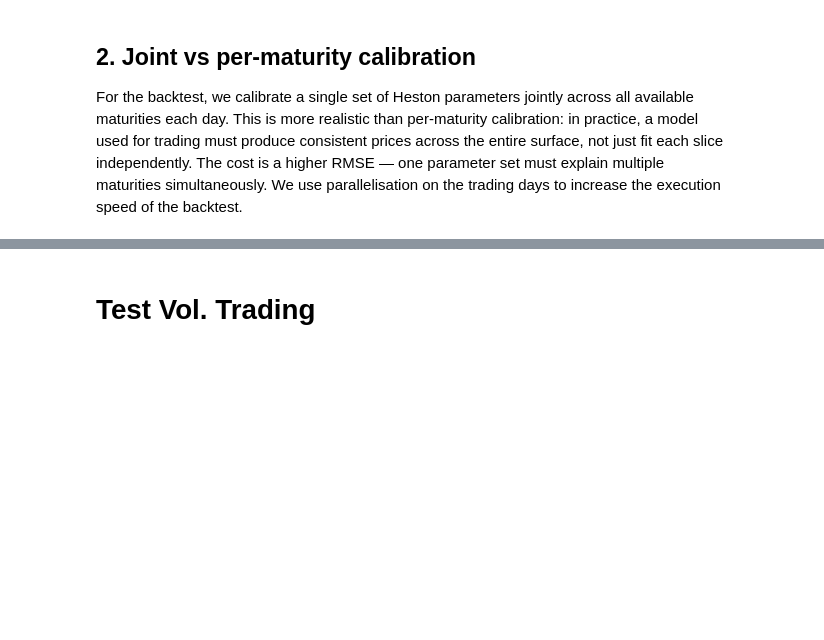
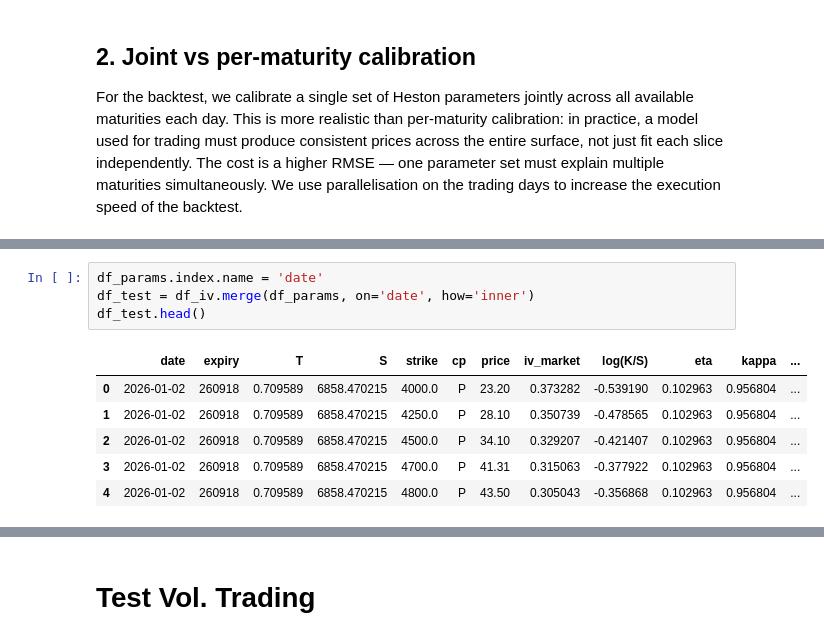
Before and after one commit to victormaury25/option-pricing-fft, a Jupyter notebook: FFT option pricing.ipynb, the cells around one changed output, grey strips where cells are left out. Saved outputs shown, nothing was run; the diff lists cells and outputs as text; blank space fills up the shorter version.

```diff
--- a/FFT option pricing.ipynb
+++ b/FFT option pricing.ipynb
@@ -752,0 +804,11 @@ df_params.head()
+# %%
+df_params.index.name = 'date'
+df_test = df_iv.merge(df_params, on='date', how='inner')
+df_test.head()
+# %% [output]
+|  | date | expiry | T | S | strike | cp | price | iv_market | log(K/S) | eta | kappa | ... |
+| 0 | 2026-01-02 | 260918 | 0.709589 | 6858.470215 | 4000.0 | P | 23.20 | 0.373282 | -0.539190 | 0.102963 | 0.956804 | ... |
+| 1 | 2026-01-02 | 260918 | 0.709589 | 6858.470215 | 4250.0 | P | 28.10 | 0.350739 | -0.478565 | 0.102963 | 0.956804 | ... |
+| 2 | 2026-01-02 | 260918 | 0.709589 | 6858.470215 | 4500.0 | P | 34.10 | 0.329207 | -0.421407 | 0.102963 | 0.956804 | ... |
+| 3 | 2026-01-02 | 260918 | 0.709589 | 6858.470215 | 4700.0 | P | 41.31 | 0.315063 | -0.377922 | 0.102963 | 0.956804 | ... |
+| 4 | 2026-01-02 | 260918 | 0.709589 | 6858.470215 | 4800.0 | P | 43.50 | 0.305043 | -0.356868 | 0.102963 | 0.956804 | ... |
```
Also changed, not shown: parts of 8 cells of this notebook, 1 other file.
